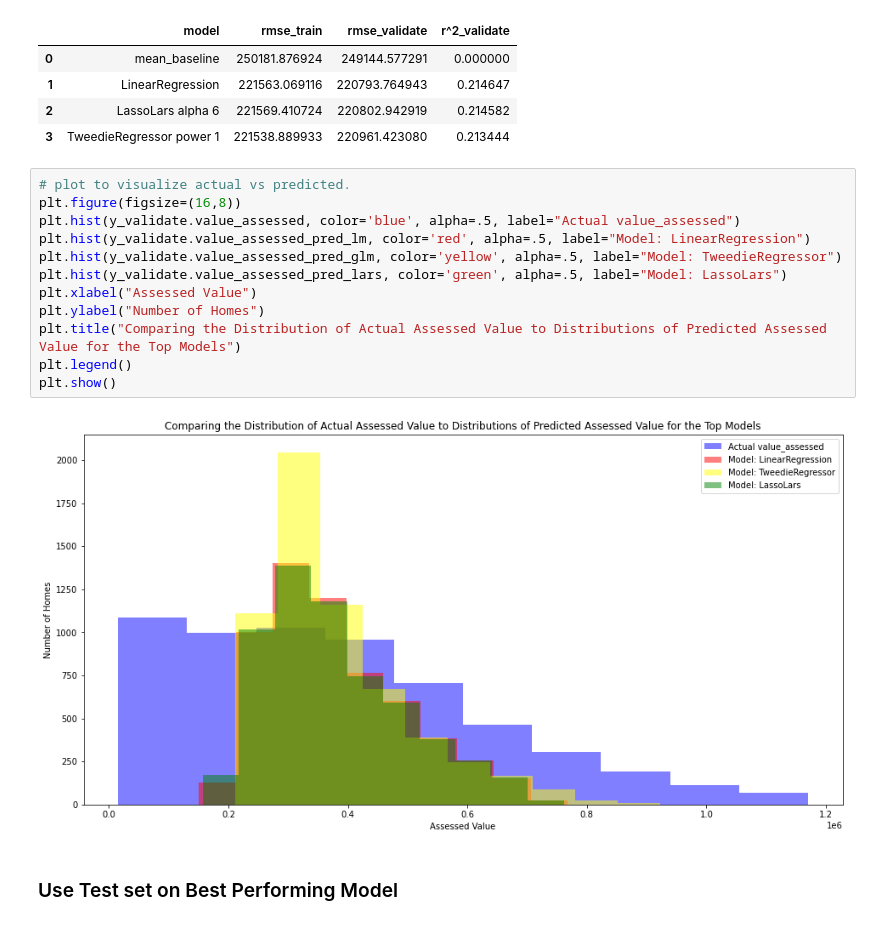
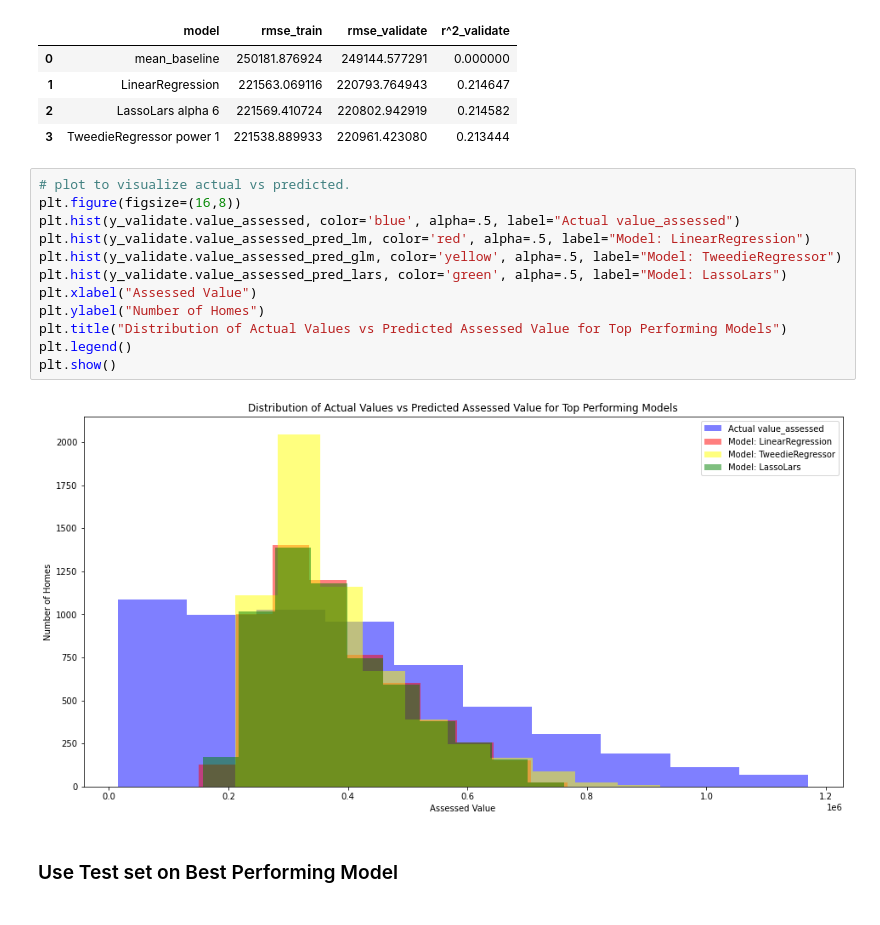
Before and after one commit to natasharivers/Zillow_Regression_Project, a Jupyter notebook: Final Zillow Notebook.ipynb, the cells around one changed output. Saved outputs shown, nothing was run; the diff lists cells and outputs as text.

```diff
--- a/Final Zillow Notebook.ipynb
+++ b/Final Zillow Notebook.ipynb
@@ -970,17 +970,17 @@ metric_df
 # %%
 # plot to visualize actual vs predicted.
 plt.figure(figsize=(16,8))
 plt.hist(y_validate.value_assessed, color='blue', alpha=.5, label="Actual value_assessed")
 plt.hist(y_validate.value_assessed_pred_lm, color='red', alpha=.5, label="Model: LinearRegression")
 plt.hist(y_validate.value_assessed_pred_glm, color='yellow', alpha=.5, label="Model: TweedieRegressor")
 plt.hist(y_validate.value_assessed_pred_lars, color='green', alpha=.5, label="Model: LassoLars")
 plt.xlabel("Assessed Value")
 plt.ylabel("Number of Homes")
-plt.title("Comparing the Distribution of Actual Assessed Value to Distributions of Predicted Assessed Value for the Top Models")
+plt.title("Distribution of Actual Values vs Predicted Assessed Value for Top Performing Models")
 plt.legend()
 plt.show()
 # %% [output]
-[figure, old version]
+[figure, new version]
 # %% [markdown]
 ### Use Test set on Best Performing Model
 # %%
```
Also changed, not shown: parts of 14 cells of this notebook.
